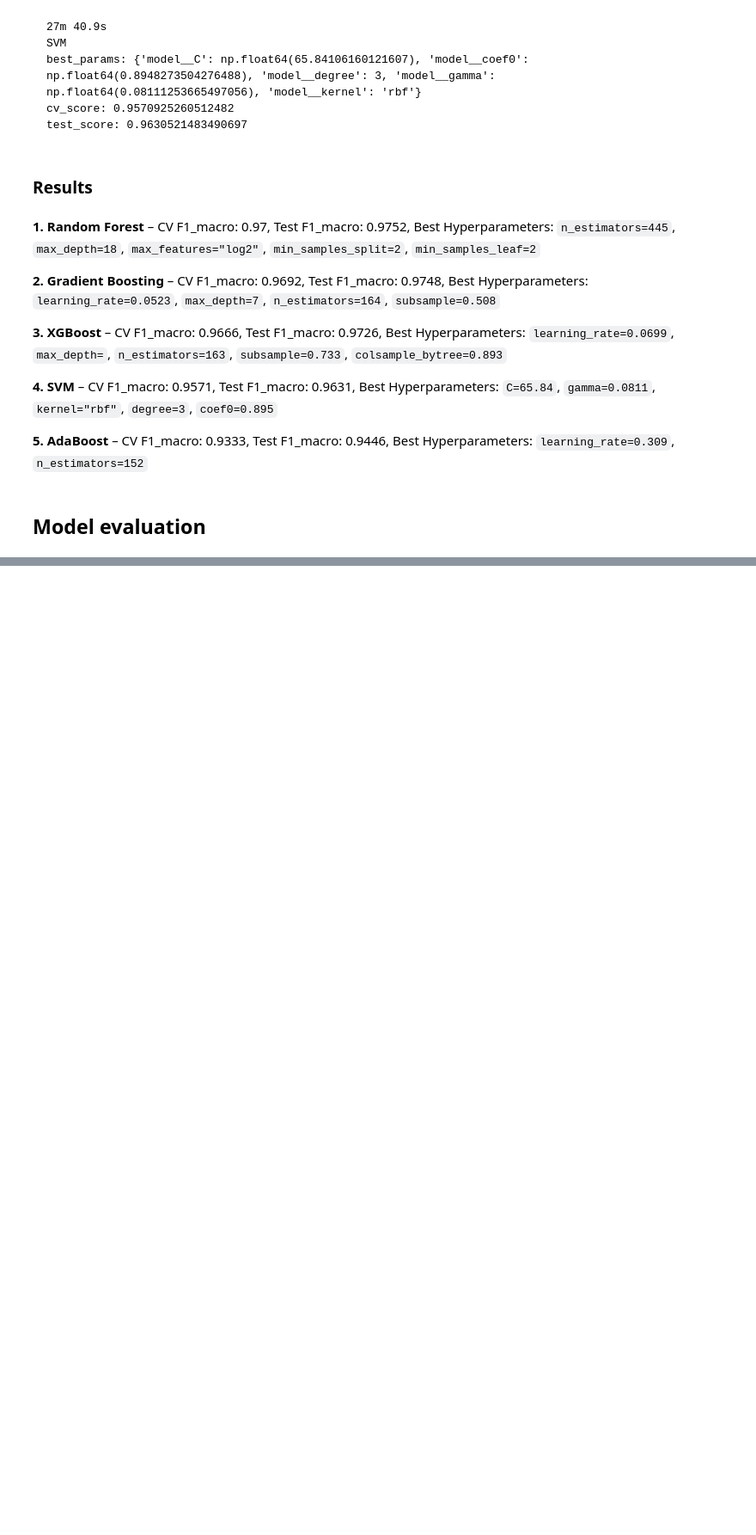
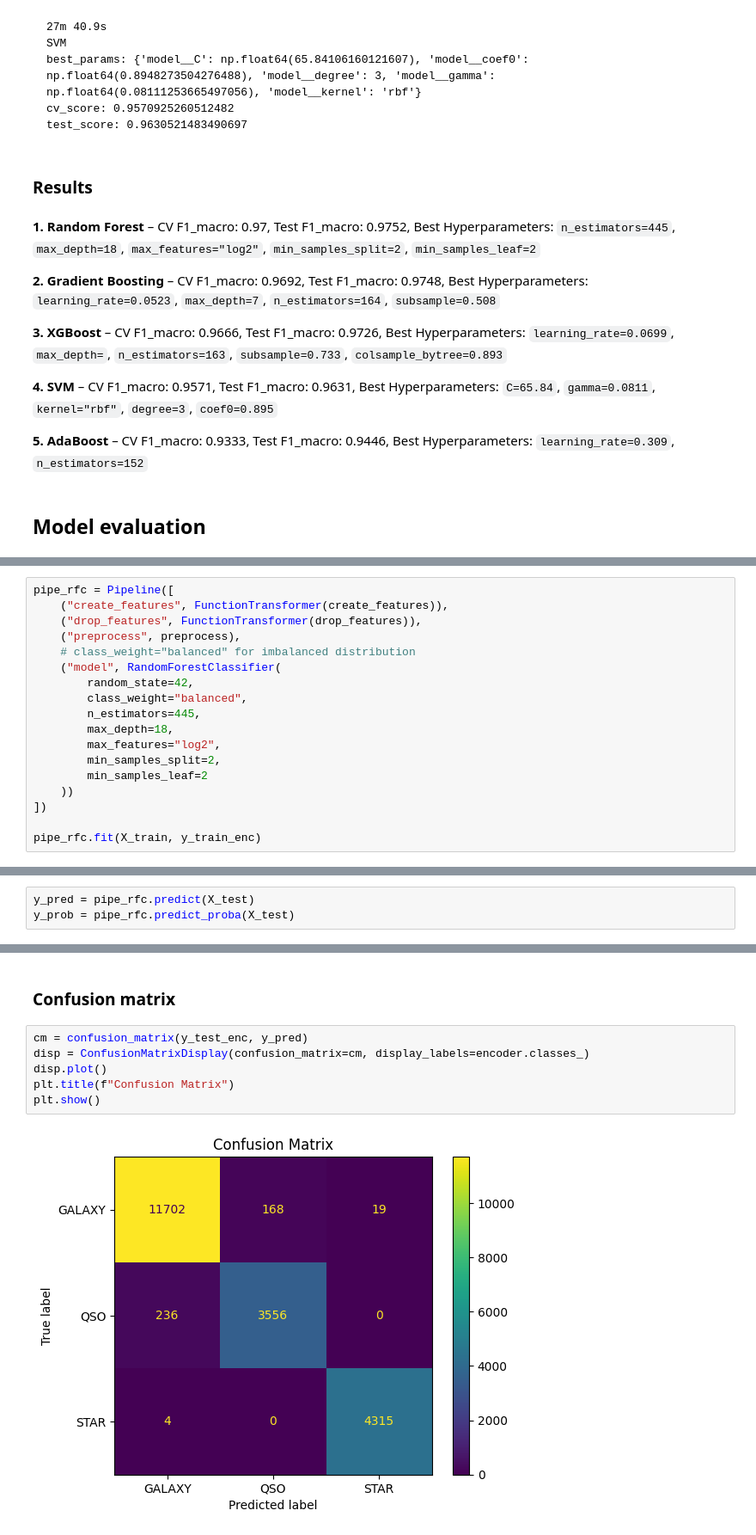
Before and after one commit to sunblade02/ml-astronomy, a Jupyter notebook: ML-Astronomy.ipynb, the cells around one changed output, grey strips where cells are left out. Shown at 86% size. Drawn from its saved outputs; the diff is of its cells as text; blank space fills up the shorter version.

Commit message:
Model evaluation

```diff
--- a/ML-Astronomy.ipynb
+++ b/ML-Astronomy.ipynb
@@ -527,0 +534,18 @@ test_score: 0.9630521483490697
+# %%
+pipe_rfc = Pipeline([
+    ("create_features", FunctionTransformer(create_features)),
+    ("drop_features", FunctionTransformer(drop_features)),
+    ("preprocess", preprocess),
+    # class_weight="balanced" for imbalanced distribution
+    ("model", RandomForestClassifier(
+        random_state=42,
+        class_weight="balanced",
+        n_estimators=445,
+        max_depth=18,
+        max_features="log2",
+        min_samples_split=2,
+        min_samples_leaf=2
+    ))
+])
+
+pipe_rfc.fit(X_train, y_train_enc)
@@ -527,0 +567,3 @@ test_score: 0.9630521483490697
+# %%
+y_pred = pipe_rfc.predict(X_test)
+y_prob = pipe_rfc.predict_proba(X_test)
@@ -527,0 +584,10 @@ test_score: 0.9630521483490697
+# %% [markdown]
+### Confusion matrix
+# %%
+cm = confusion_matrix(y_test_enc, y_pred)
+disp = ConfusionMatrixDisplay(confusion_matrix=cm, display_labels=encoder.classes_)
+disp.plot()
+plt.title(f"Confusion Matrix")
+plt.show()
+# %% [output]
+[figure, added]
```
Also changed, not shown: parts of 8 cells of this notebook.
